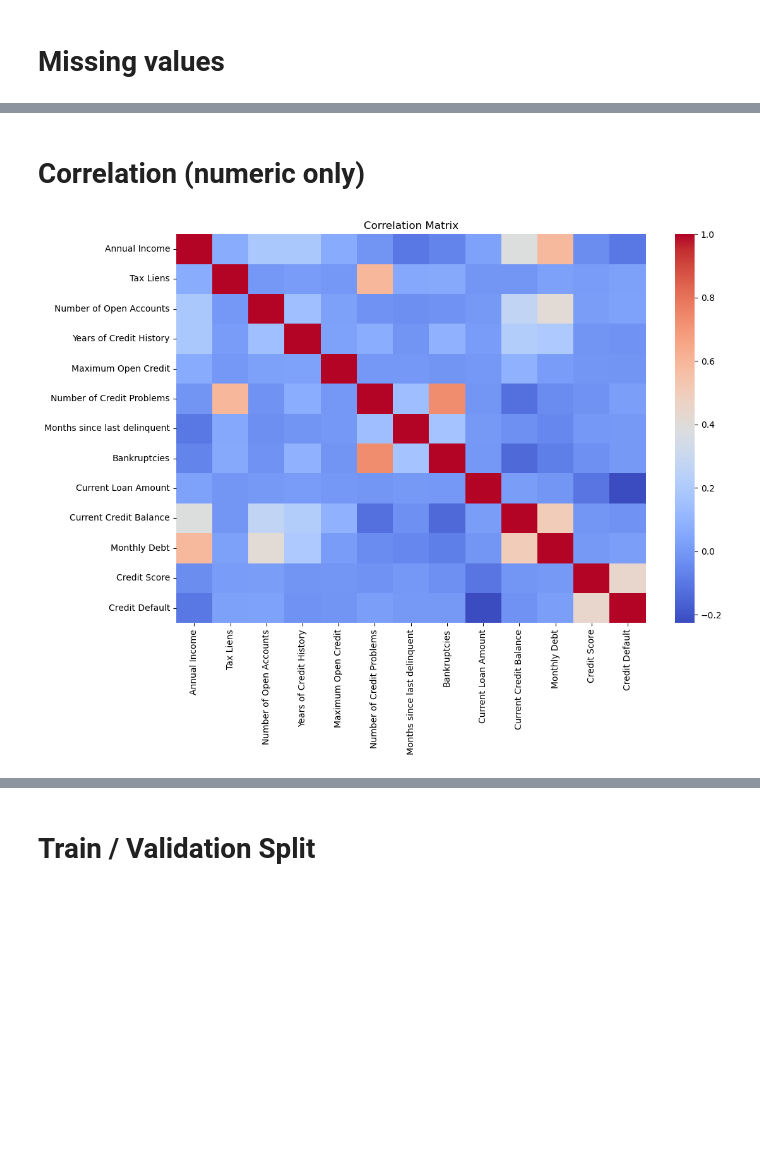
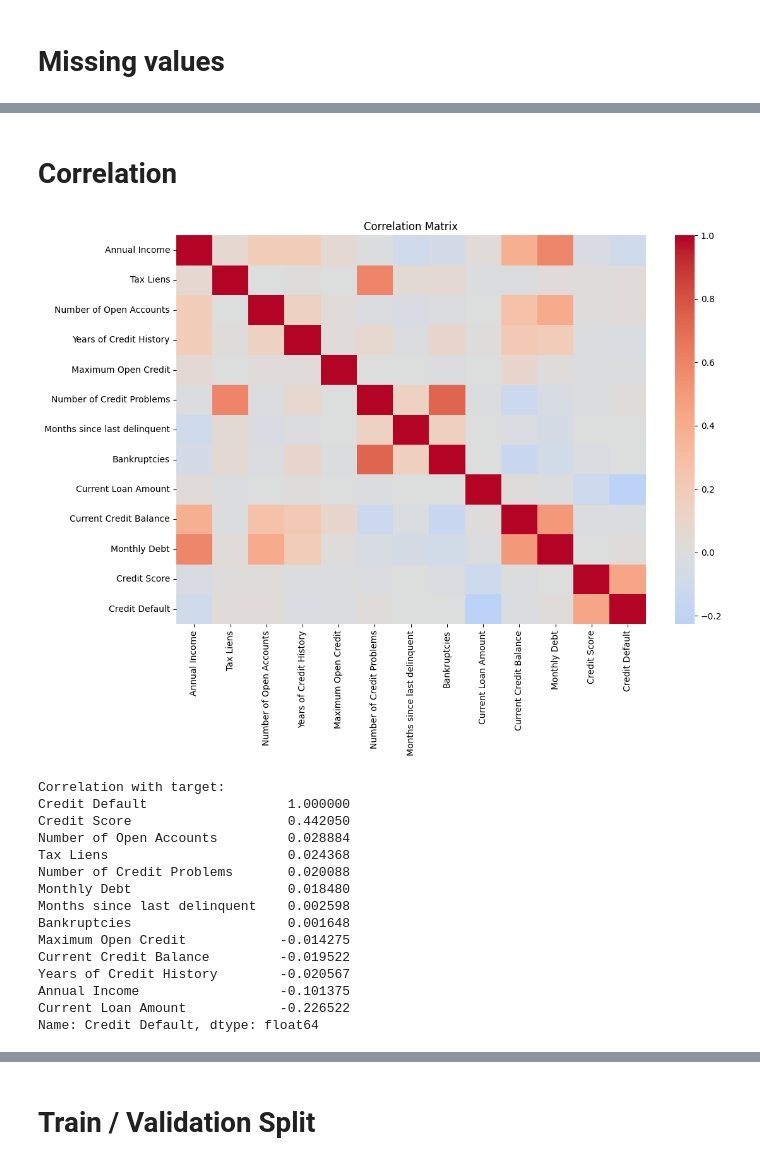
Before and after one commit to MargaritaOsokina/credit-default-risk-modeling-f1-optimization, a Jupyter notebook: Osokina.ipynb, the cells around one changed output, grey strips where cells are left out. Cells and saved outputs as stored; diff of their text form; code cells hidden in the pictures; blank space fills up the shorter version.

```diff
--- a/Osokina.ipynb
+++ b/Osokina.ipynb
@@ -83,0 +82,6 @@ dtype: int64
+# %%
+num_cols = train.select_dtypes(include=['int64','float64']).columns
+
+train[num_cols].hist(figsize=(15,10), bins=30)
+plt.tight_layout()
+plt.show()
@@ -84,10 +90,29 @@ dtype: int64
 # %% [markdown]
-# Correlation (numeric only)
+# Correlation
 # %%
-numeric_train = train.select_dtypes(include=['int64','float64'])
 plt.figure(figsize=(12,8))
-sns.heatmap(numeric_train.corr(), cmap="coolwarm")
+corr = train[num_cols].corr()
+
+sns.heatmap(corr, cmap="coolwarm", center=0)
 plt.title("Correlation Matrix")
 plt.show()
+
+print("Correlation with target:")
+print(corr["Credit Default"].sort_values(ascending=False))
 # %% [output]
-[figure, old version]
+[figure, new version]
+Correlation with target:
+Credit Default                  1.000000
+Credit Score                    0.442050
+Number of Open Accounts         0.028884
+Tax Liens                       0.024368
+Number of Credit Problems       0.020088
+Monthly Debt                    0.018480
+Months since last delinquent    0.002598
+Bankruptcies                    0.001648
+Maximum Open Credit            -0.014275
+Current Credit Balance         -0.019522
+Years of Credit History        -0.020567
+Annual Income                  -0.101375
+Current Loan Amount            -0.226522
+Name: Credit Default, dtype: float64
```
Also changed, not shown: parts of 37 cells of this notebook.
